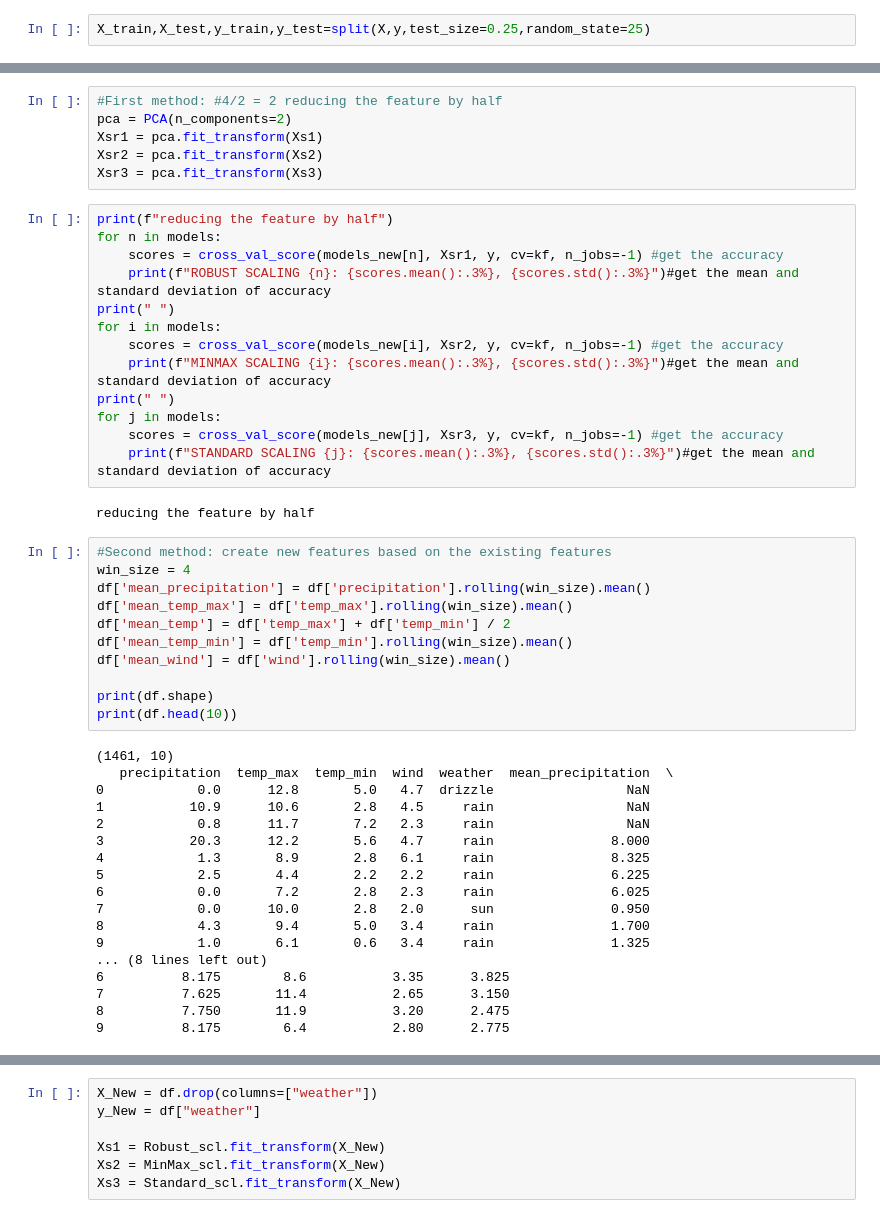
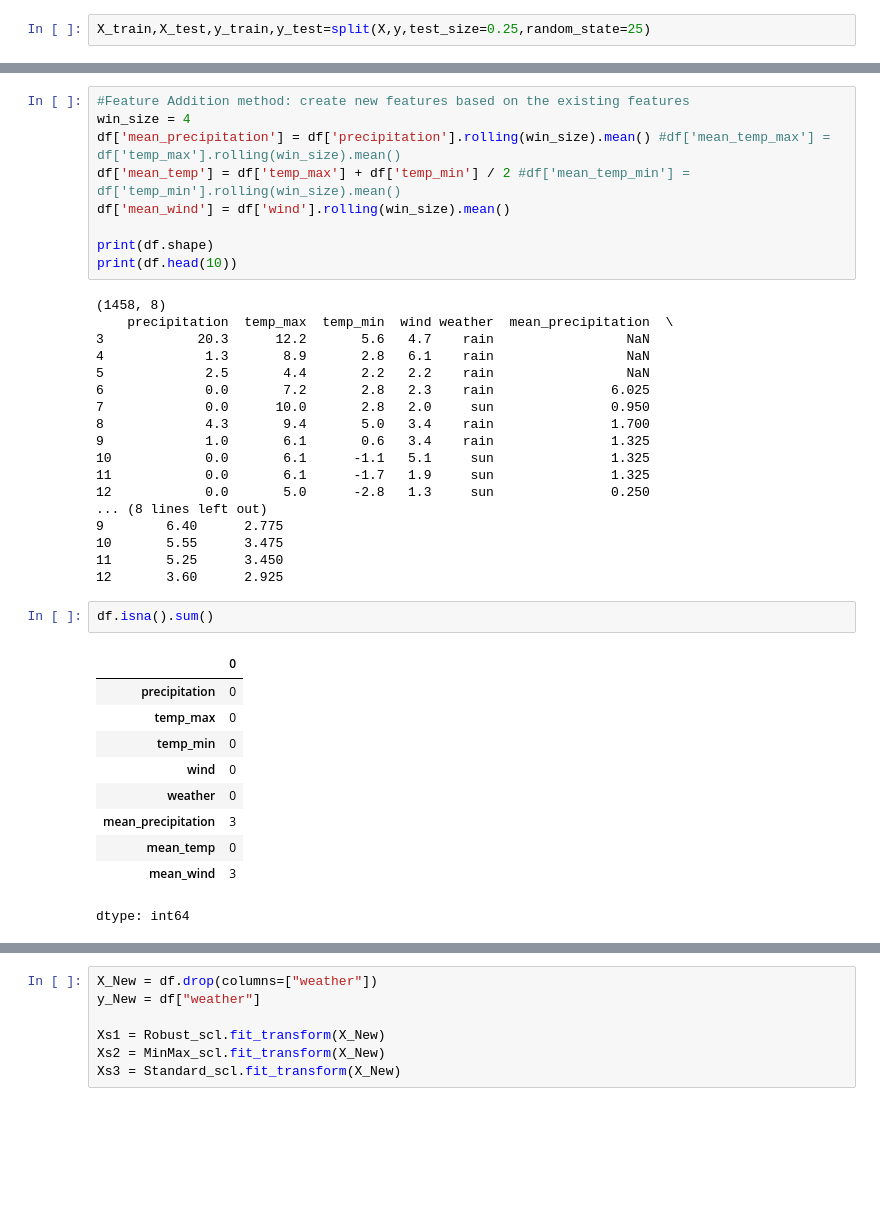
Before and after one commit to kai054631/Weather_Data, a Jupyter notebook: Assignment.ipynb, the cells around one changed output, grey strips where cells are left out. Saved outputs shown, nothing was run; the diff lists cells and outputs as text; blank space fills up the shorter version.

```diff
--- a/Assignment.ipynb
+++ b/Assignment.ipynb
@@ -208,51 +133,41 @@ Feature Scaling with
-# %%
-#First method: #4/2 = 2 reducing the feature by half
-pca = PCA(n_components=2)
-Xsr1 = pca.fit_transform(Xs1)
-Xsr2 = pca.fit_transform(Xs2)
-Xsr3 = pca.fit_transform(Xs3)
-# %%
-print(f"reducing the feature by half")
-for n in models:
-    scores = cross_val_score(models_new[n], Xsr1, y, cv=kf, n_jobs=-1) #get the accuracy
-    print(f"ROBUST SCALING {n}: {scores.mean():.3%}, {scores.std():.3%}")#get the mean and standard deviation of accuracy
-print(" ")
-for i in models:
-    scores = cross_val_score(models_new[i], Xsr2, y, cv=kf, n_jobs=-1) #get the accuracy
-    print(f"MINMAX SCALING {i}: {scores.mean():.3%}, {scores.std():.3%}")#get the mean and standard deviation of accuracy
-print(" ")
-for j in models:
-    scores = cross_val_score(models_new[j], Xsr3, y, cv=kf, n_jobs=-1) #get the accuracy
-    print(f"STANDARD SCALING {j}: {scores.mean():.3%}, {scores.std():.3%}")#get the mean and standard deviation of accuracy
-# %% [output]
-reducing the feature by half
 # %%
-#Second method: create new features based on the existing features
+#Feature Addition method: create new features based on the existing features
 win_size = 4
-df['mean_precipitation'] = df['precipitation'].rolling(win_size).mean()
-df['mean_temp_max'] = df['temp_max'].rolling(win_size).mean()
-df['mean_temp'] = df['temp_max'] + df['temp_min'] / 2
-df['mean_temp_min'] = df['temp_min'].rolling(win_size).mean()
+df['mean_precipitation'] = df['precipitation'].rolling(win_size).mean() #df['mean_temp_max'] = df['temp_max'].rolling(win_size).mean()
+df['mean_temp'] = df['temp_max'] + df['temp_min'] / 2 #df['mean_temp_min'] = df['temp_min'].rolling(win_size).mean()
 df['mean_wind'] = df['wind'].rolling(win_size).mean()
 
 print(df.shape)
 print(df.head(10))
 # %% [output]
-(1461, 10)
-   precipitation  temp_max  temp_min  wind  weather  mean_precipitation  \
-0            0.0      12.8       5.0   4.7  drizzle                 NaN
-1           10.9      10.6       2.8   4.5     rain                 NaN
-2            0.8      11.7       7.2   2.3     rain                 NaN
-3           20.3      12.2       5.6   4.7     rain               8.000
-4            1.3       8.9       2.8   6.1     rain               8.325
-5            2.5       4.4       2.2   2.2     rain               6.225
-6            0.0       7.2       2.8   2.3     rain               6.025
-7            0.0      10.0       2.8   2.0      sun               0.950
-8            4.3       9.4       5.0   3.4     rain               1.700
-9            1.0       6.1       0.6   3.4     rain               1.325
+(1458, 8)
+    precipitation  temp_max  temp_min  wind weather  mean_precipitation  \
+3            20.3      12.2       5.6   4.7    rain                 NaN
+4             1.3       8.9       2.8   6.1    rain                 NaN
+5             2.5       4.4       2.2   2.2    rain                 NaN
+6             0.0       7.2       2.8   2.3    rain               6.025
+7             0.0      10.0       2.8   2.0     sun               0.950
+8             4.3       9.4       5.0   3.4    rain               1.700
+9             1.0       6.1       0.6   3.4    rain               1.325
+10            0.0       6.1      -1.1   5.1     sun               1.325
+11            0.0       6.1      -1.7   1.9     sun               1.325
+12            0.0       5.0      -2.8   1.3     sun               0.250
 ... (8 lines left out)
-6          8.175        8.6           3.35      3.825
-7          7.625       11.4           2.65      3.150
-8          7.750       11.9           3.20      2.475
-9          8.175        6.4           2.80      2.775
+9        6.40      2.775
+10       5.55      3.475
+11       5.25      3.450
+12       3.60      2.925
+# %%
+df.isna().sum()
+# %% [output]
+|  | 0 |
+| precipitation | 0 |
+| temp_max | 0 |
+| temp_min | 0 |
+| wind | 0 |
+| weather | 0 |
+| mean_precipitation | 3 |
+| mean_temp | 0 |
+| mean_wind | 3 |
+dtype: int64
 # %%
```
Also changed, not shown: parts of 17 cells of this notebook.
